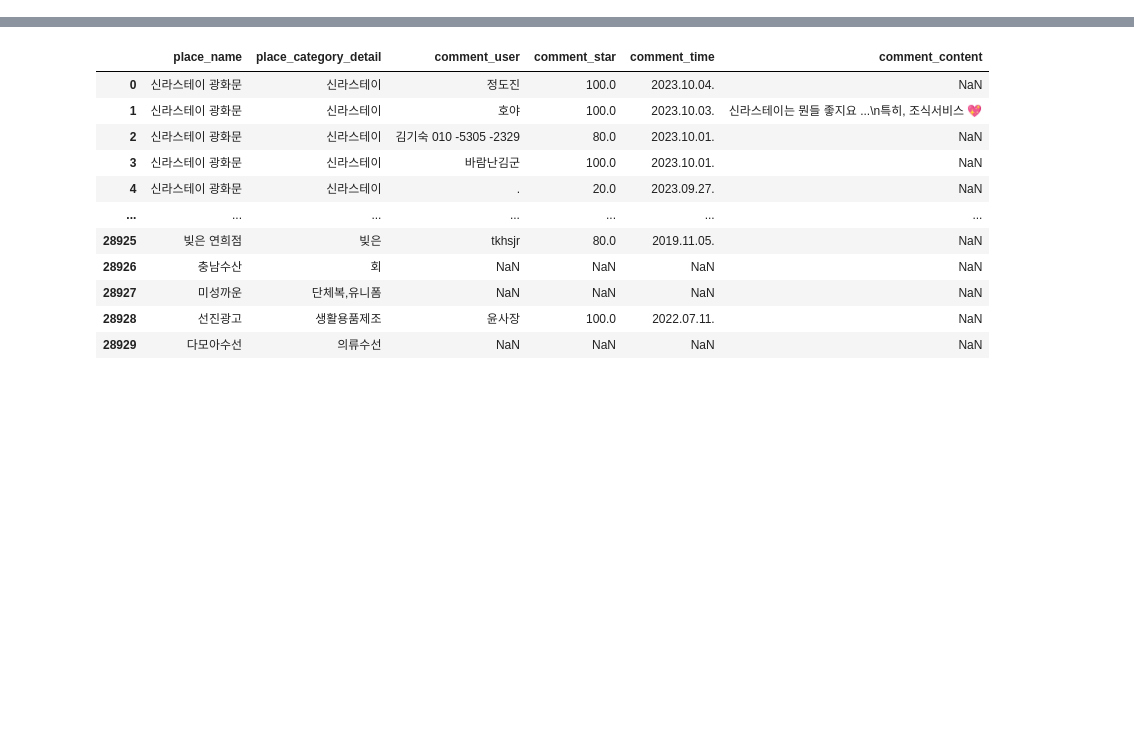
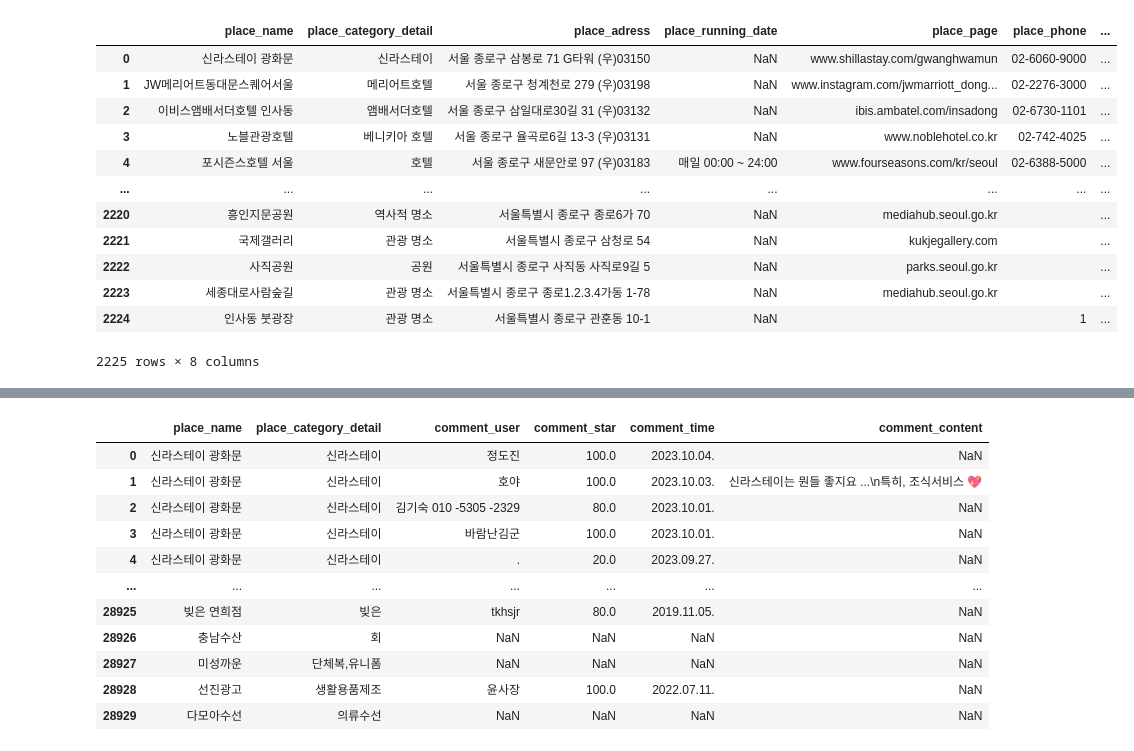
Before and after one commit to EunjinJ/skku-webproject-git, a Jupyter notebook: all_crawl_data.ipynb, the cells around one changed output, grey strips where cells are left out. Drawn from its saved outputs; the diff is of its cells as text; code cells hidden in the pictures; blank space fills up the shorter version.

```diff
--- a/all_crawl_data.ipynb
+++ b/all_crawl_data.ipynb
@@ -7,0 +89,3 @@ ValueError: All arrays must be of the same length
+# %%
+all_kakao_data = pd.read_csv('/Users/parkjiyoung/skku-webproject-git/kakao_data_arrange/all_kakao_data').drop(columns=['Unnamed: 0'])
+all_kakao_data
@@ -7,0 +118,17 @@ ValueError: All arrays must be of the same length
+# %%
+google_kakao_place = pd.concat([all_kakao_data, google_place_df[~google_place_df['place_name'].isin(all_kakao_data['place_name'])]]).reset_index().drop(columns=['index'])
+google_kakao_place
+# %% [output]
+|  | place_name | place_category_detail | place_adress | place_running_date | place_page | place_phone | ... |
+| 0 | 신라스테이 광화문 | 신라스테이 | 서울 종로구 삼봉로 71 G타워 (우)03150 | NaN | www.shillastay.com/gwanghwamun | 02-6060-9000 | ... |
+| 1 | JW메리어트동대문스퀘어서울 | 메리어트호텔 | 서울 종로구 청계천로 279 (우)03198 | NaN | www.instagram.com/jwmarriott_dong... | 02-2276-3000 | ... |
+| 2 | 이비스앰배서더호텔 인사동 | 앰배서더호텔 | 서울 종로구 삼일대로30길 31 (우)03132 | NaN | ibis.ambatel.com/insadong | 02-6730-1101 | ... |
+| 3 | 노블관광호텔 | 베니키아 호텔 | 서울 종로구 율곡로6길 13-3 (우)03131 | NaN | www.noblehotel.co.kr | 02-742-4025 | ... |
+| 4 | 포시즌스호텔 서울 | 호텔 | 서울 종로구 새문안로 97 (우)03183 | 매일 00:00 ~ 24:00 | www.fourseasons.com/kr/seoul | 02-6388-5000 | ... |
+| ... | ... | ... | ... | ... | ... | ... | ... |
+| 2220 | 흥인지문공원 | 역사적 명소 | 서울특별시 종로구 종로6가 70 | NaN | mediahub.seoul.go.kr |  | ... |
+| 2221 | 국제갤러리 | 관광 명소 | 서울특별시 종로구 삼청로 54 | NaN | kukjegallery.com |  | ... |
+| 2222 | 사직공원 | 공원 | 서울특별시 종로구 사직동 사직로9길 5 | NaN | parks.seoul.go.kr |  | ... |
+| 2223 | 세종대로사람숲길 | 관광 명소 | 서울특별시 종로구 종로1.2.3.4가동 1-78 | NaN | mediahub.seoul.go.kr |  | ... |
+| 2224 | 인사동 붓광장 | 관광 명소 | 서울특별시 종로구 관훈동 10-1 | NaN |  | 1 | ... |
+2225 rows × 8 columns
```
Also changed, not shown: parts of 37 cells of this notebook, 2 other files.
